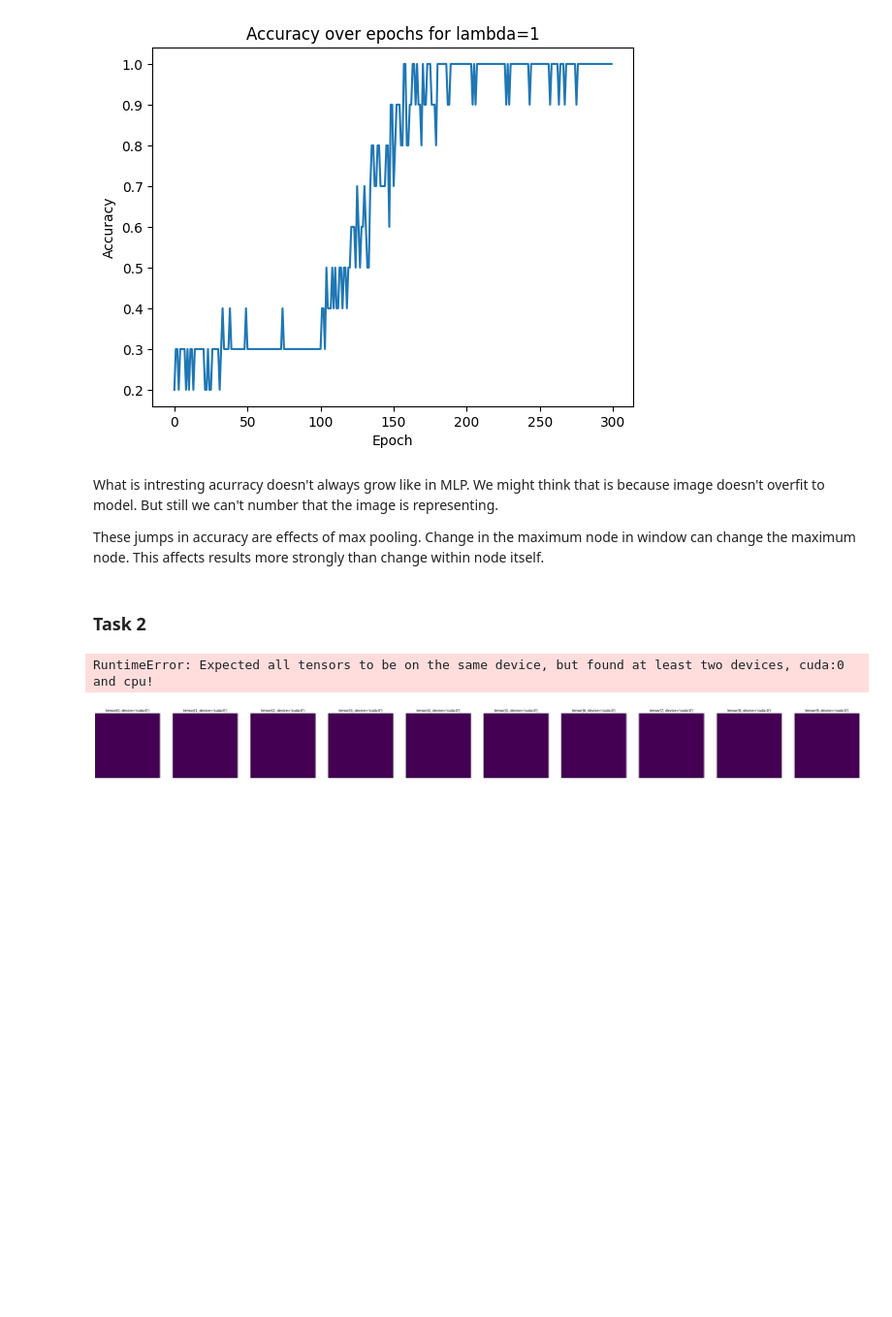
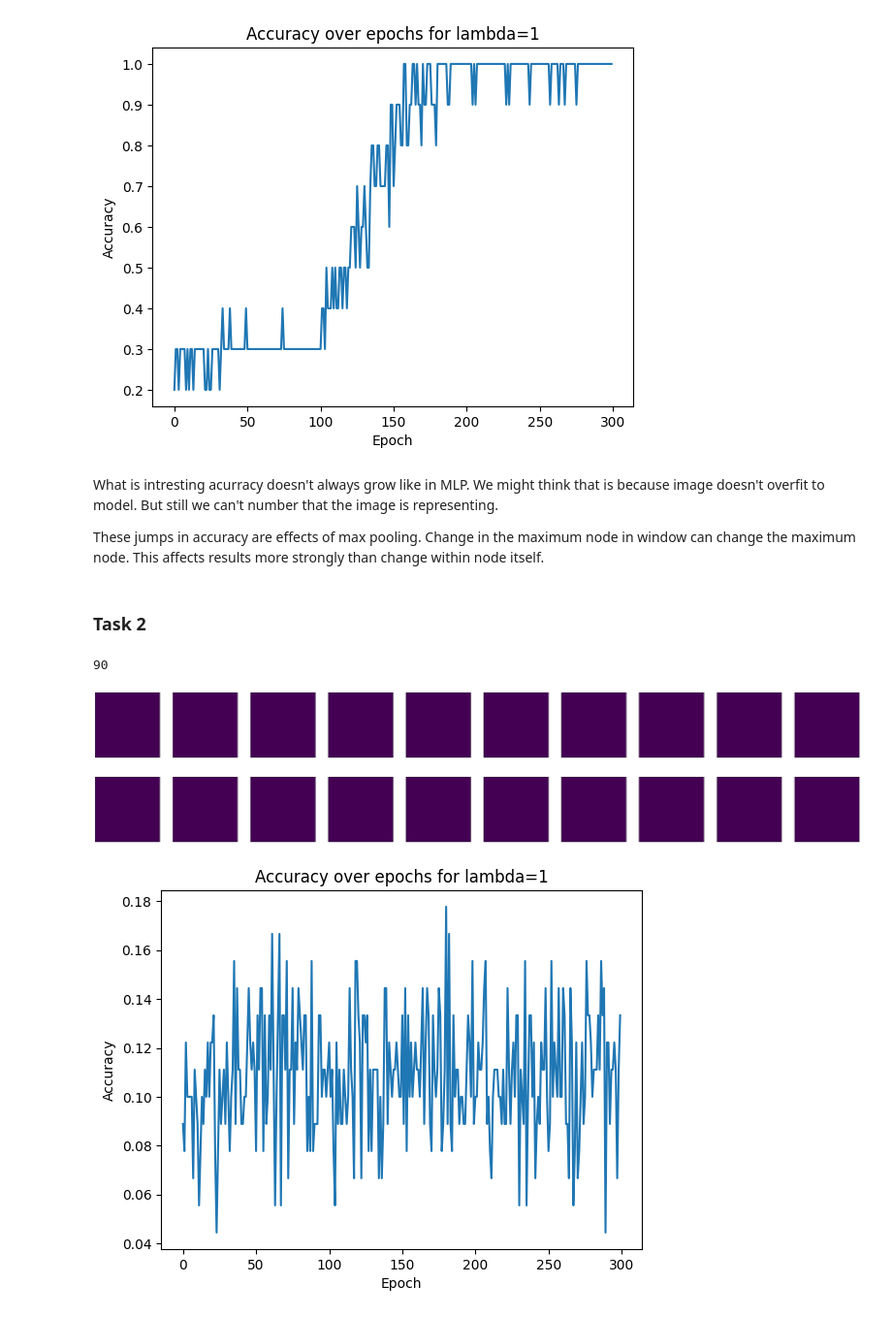
Before and after one commit to kussy29/machine_learning, a Jupyter notebook: lab10_convolutional_neural_network_cnn.ipynb, the cells around one changed output. Shown at 97% size. Drawn from its saved outputs; the diff is of its cells as text; code cells hidden in the pictures; blank space fills up the shorter version.

```diff
--- a/lab10_convolutional_neural_network_cnn.ipynb
+++ b/lab10_convolutional_neural_network_cnn.ipynb
@@ -334,10 +316,11 @@ These jumps in accuracy are effects of max pooling. Change in the maximum node i
 ### Task 2
 # %%
 import numpy as np
+import random
 # We sample 9 digits from every class
 found_digits=[0 for _ in range(10)]
 samples=torch.zeros((90,1,28,28))
-targets=[]
+targets=[0 for _ in range(90)]
 dlugosc=len(trainset)
 i=0
 while len(samples)<90:
@@ -346,11 +329,33 @@ while len(samples)<90:
   if found_digits[label]<9:
     samples[i,0,:,:]=trainset.data[sample]
     found_digits[label]+=1
-    targets.append(label)
+    targets[i]=label
     i+=1
+print(len(targets))
+fake_targets=[0 for _ in range(90)]
+for i in range(90):
+  possible=list(range(10))
+  possible.remove(targets[i])
+  fake_targets[i]=random.sample(possible,1)[0]
 
-targets=torch.tensor(targets)
+fake_targets=torch.LongTensor(fake_targets)
+targets=torch.LongTensor(targets)
+# %% [output]
+90
 # %%
+def display_numbers(inputs):
+  figure = plt.figure(figsize=(50, 5))
+  for i in range(10):
+    plt.subplot(1, 10, i + 1)
+    #plt.title(str(labels[i]))
+    plt.xticks([])
+    plt.yticks([])
+    plt.grid(False)
+    input=inputs[i].squeeze(0)
+
+    plt.imshow(input)
+
+
 net.to(device)
 net.requires_grad= False
 
@@ -361,49 +366,60 @@ delta=torch.randn((1,28,28))
 
 for lambda_l2 in lambdas_l2:
 
+  display_numbers(samples[:10,:,:,:].cpu().detach().numpy())
   samples = samples.to(device)
-  targets = targets.to(device)
+  fake_targets = fake_targets.to(device)
+  delta = delta.to(device)
+  delta.requires_grad = True
   optimizer = torch.optim.Adam([delta], 0.001)   #initial and fixed learning rate of 0.001.
 
-  display_numbers(samples[:10].cpu().detach().numpy())
 
 
-  accuracy=[]
+  fake_accuracy=[]
 
   for epoch in range(300):  #  an epoch is a training run through the whole data set
 
       optimizer.zero_grad()
 
       batch_outputs = net(samples+delta)   #this line calls the forward(self, x) method of the MLP object. Please note, that the last layer of the MLP is linear
                                             #and MLP doesn't apply
                                             #the nonlinear activation after the last layer
-      loss = -torch.nn.functional.cross_entropy(batch_outputs, labels, reduction = "mean")+lambda_l2 * delta.pow(2).mean() #instead, nonlinear softmax is applied internally in THIS loss function
+      loss = torch.nn.functional.cross_entropy(batch_outputs, fake_targets, reduction = "mean")+lambda_l2 * delta.pow(2).mean() #instead, nonlinear softmax is applied internally in THIS loss function
       loss.backward()       #this computes gradients as we have seen in previous workshops
       optimizer.step()
 
+      fake_good=0
+      fake_wrong=0
       good=0
       wrong=0
       with torch.no_grad():   #it prevents that the net learns during evalution. The gradients are not computed, so this makes it faster, too
-        for i in range(10): #batches in test are of size 1
-          datapoint= noised_inputs[i]
+        for i in range(90): #batches in test are of size 1
+          datapoint= samples[i]
           datapoint=datapoint.unsqueeze_(0)
-          label = labels[i]
+          fake_label = fake_targets[i]
+          label=
 
           prediction = net(datapoint.to(device))                  #prediction has values representing the "prevalence" of the corresponding class
           classification = torch.argmax(prediction)    #the class is the index of maximal "prevalence"
+
+          if classification.item() == fake_label.item():
+            fake_good += 1
+          else:
+            fake_wrong += 1
 
           if classification.item() == label.item():
             good += 1
           else:
             wrong += 1
-      accuracy.append(good/(good+wrong))
-  display_numbers(samples[:10].cpu().detach().numpy())
+      fake_accuracy.append(good/(good+wrong))
+  display_numbers(samples[:10,:,:,:,:].cpu().detach().numpy())
   plt.show()
   plt.plot(accuracy)
   plt.xlabel("Epoch")
   plt.ylabel("Accuracy")
   plt.title(f'Accuracy over epochs for lambda={lambda_l2}')
   plt.show()
 # %% [output]
-RuntimeError: Expected all tensors to be on the same device, but found at least two devices, cuda:0 and cpu!
-[figure, old version]
+[figure, new version]
+[figure, added]
+[figure, added]
```
Also changed, not shown: parts of 4 cells of this notebook.
